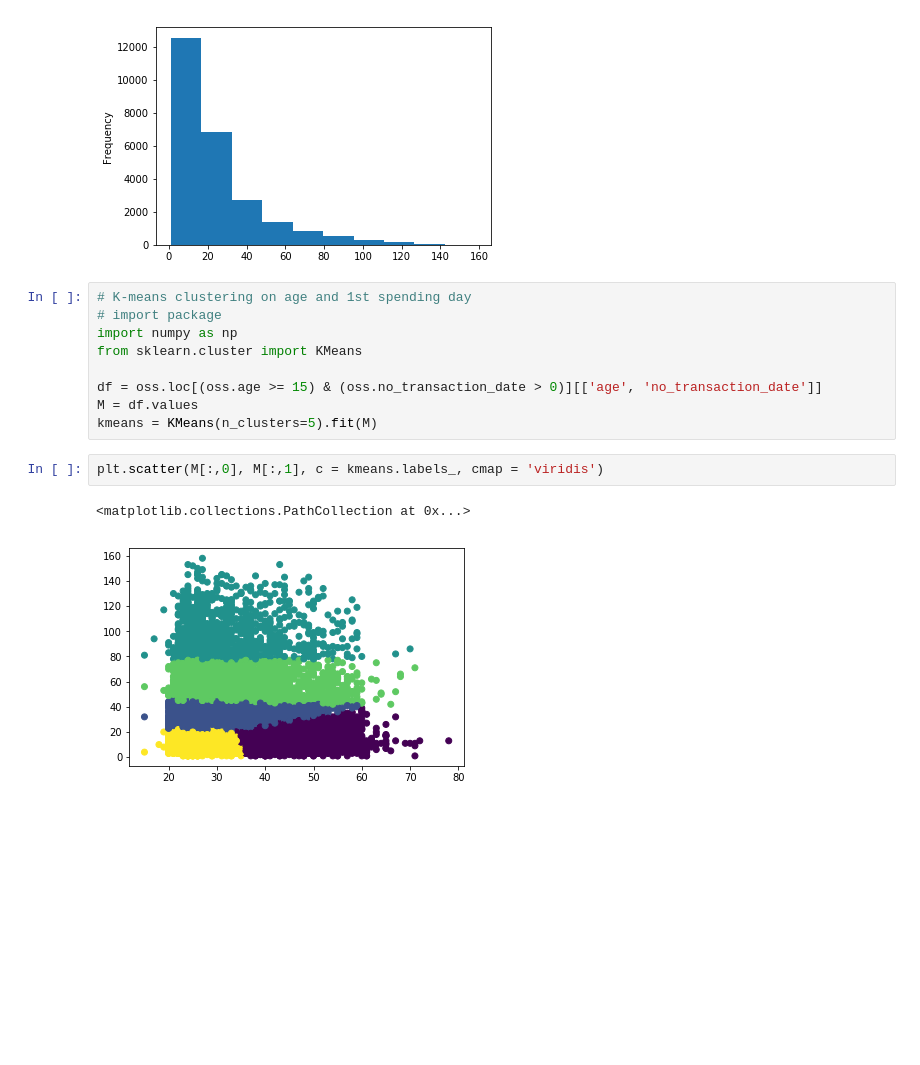
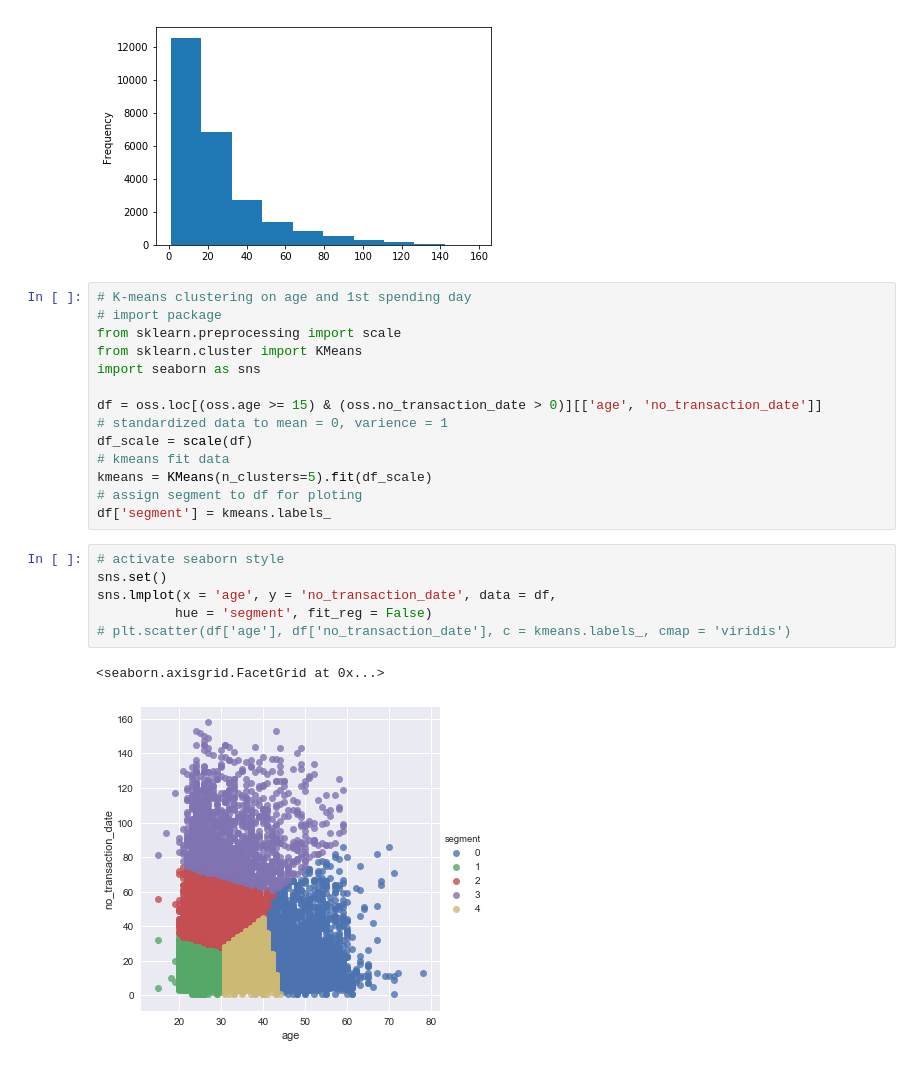
Before and after one commit to pbdanny/python_portfolio, a Jupyter notebook: cluster_oss.ipynb, the cells around one changed output. Drawn from its saved outputs; the diff is of its cells as text; blank space fills up the shorter version.

Commit message:
standardized cluster

```diff
--- a/cluster_oss.ipynb
+++ b/cluster_oss.ipynb
@@ -56,14 +55,23 @@ oss.loc[oss.no_transaction_date > 0]['no_transaction_date'].plot.hist()
 # %%
 # K-means clustering on age and 1st spending day
 # import package
-import numpy as np
+from sklearn.preprocessing import scale
 from sklearn.cluster import KMeans
+import seaborn as sns
 
 df = oss.loc[(oss.age >= 15) & (oss.no_transaction_date > 0)][['age', 'no_transaction_date']]
-M = df.values
-kmeans = KMeans(n_clusters=5).fit(M)
+# standardized data to mean = 0, varience = 1
+df_scale = scale(df)
+# kmeans fit data
+kmeans = KMeans(n_clusters=5).fit(df_scale)
+# assign segment to df for ploting
+df['segment'] = kmeans.labels_
-# %%
-plt.scatter(M[:,0], M[:,1], c = kmeans.labels_, cmap = 'viridis')
-# %% [output]
-<matplotlib.collections.PathCollection at 0x...>
-[figure, removed]
+# %%
+# activate seaborn style
+sns.set()
+sns.lmplot(x = 'age', y = 'no_transaction_date', data = df,
+          hue = 'segment', fit_reg = False)
+# plt.scatter(df['age'], df['no_transaction_date'], c = kmeans.labels_, cmap = 'viridis')
+# %% [output]
+<seaborn.axisgrid.FacetGrid at 0x...>
+[figure, added]
```
Also changed, not shown: parts of 1 cell of this notebook, 1 other file.
